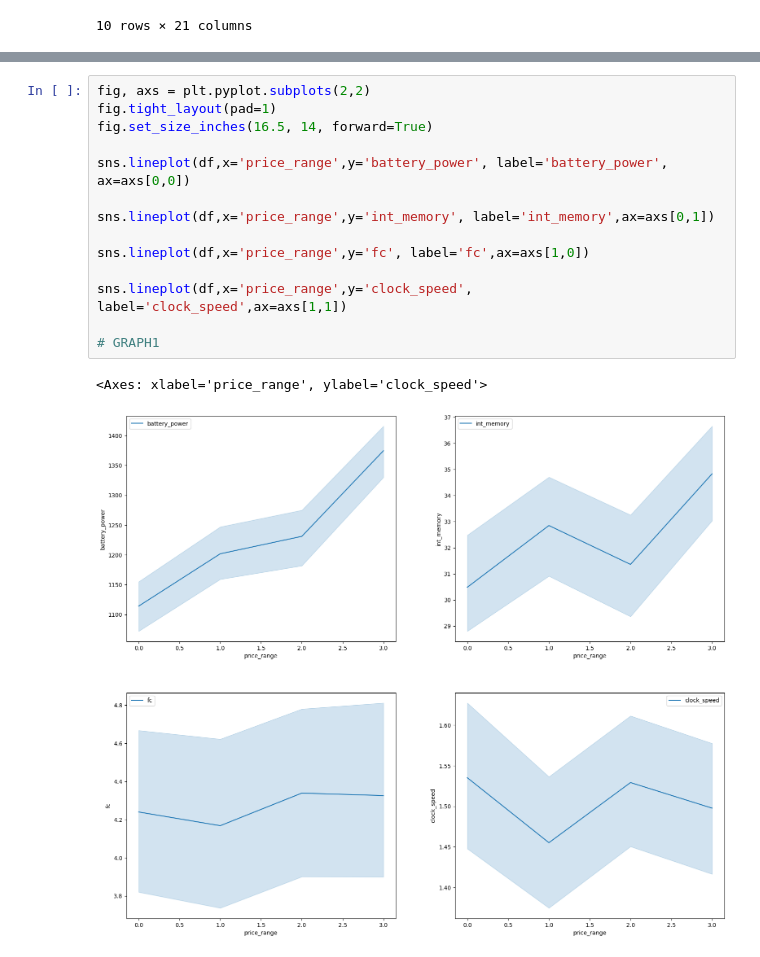
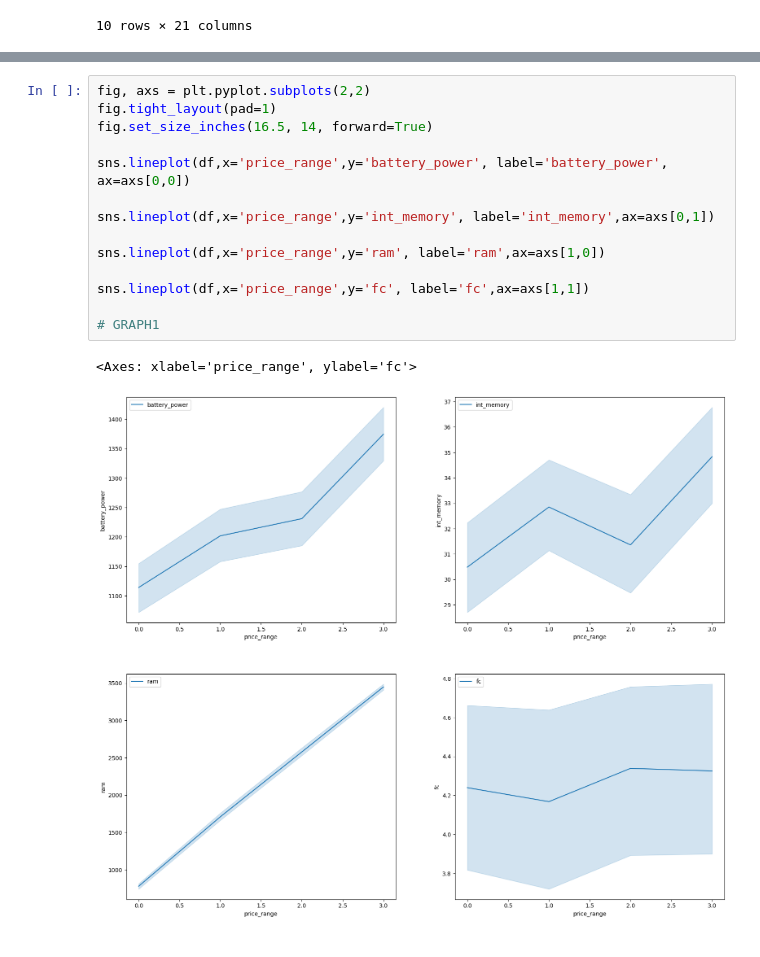
Before and after one commit to d1alekt1k8/rep_iis_lab1, a Jupyter notebook: eda/eda.ipynb, the cells around one changed output, grey strips where cells are left out. Saved outputs shown, nothing was run; the diff lists cells and outputs as text.

```diff
--- a/eda/eda.ipynb
+++ b/eda/eda.ipynb
@@ -280,20 +280,20 @@ sns.lineplot(df, x='price_range', y='battery_power', hue='blue')
 # %%
 fig, axs = plt.pyplot.subplots(2,2)
 fig.tight_layout(pad=1)
 fig.set_size_inches(16.5, 14, forward=True)
 
 sns.lineplot(df,x='price_range',y='battery_power', label='battery_power', ax=axs[0,0])
 
 sns.lineplot(df,x='price_range',y='int_memory', label='int_memory',ax=axs[0,1])
 
-sns.lineplot(df,x='price_range',y='fc', label='fc',ax=axs[1,0])
+sns.lineplot(df,x='price_range',y='ram', label='ram',ax=axs[1,0])
 
-sns.lineplot(df,x='price_range',y='clock_speed', label='clock_speed',ax=axs[1,1])
+sns.lineplot(df,x='price_range',y='fc', label='fc',ax=axs[1,1])
 
 # GRAPH1
 # %% [output]
-<Axes: xlabel='price_range', ylabel='clock_speed'>
+<Axes: xlabel='price_range', ylabel='fc'>
-[figure, old version]
+[figure, new version]
 # %%
 sns.lineplot(df,x='wifi',y='talk_time')
 # GRAPH2
```
Also changed, not shown: parts of 9 cells of this notebook, 6 other files.
